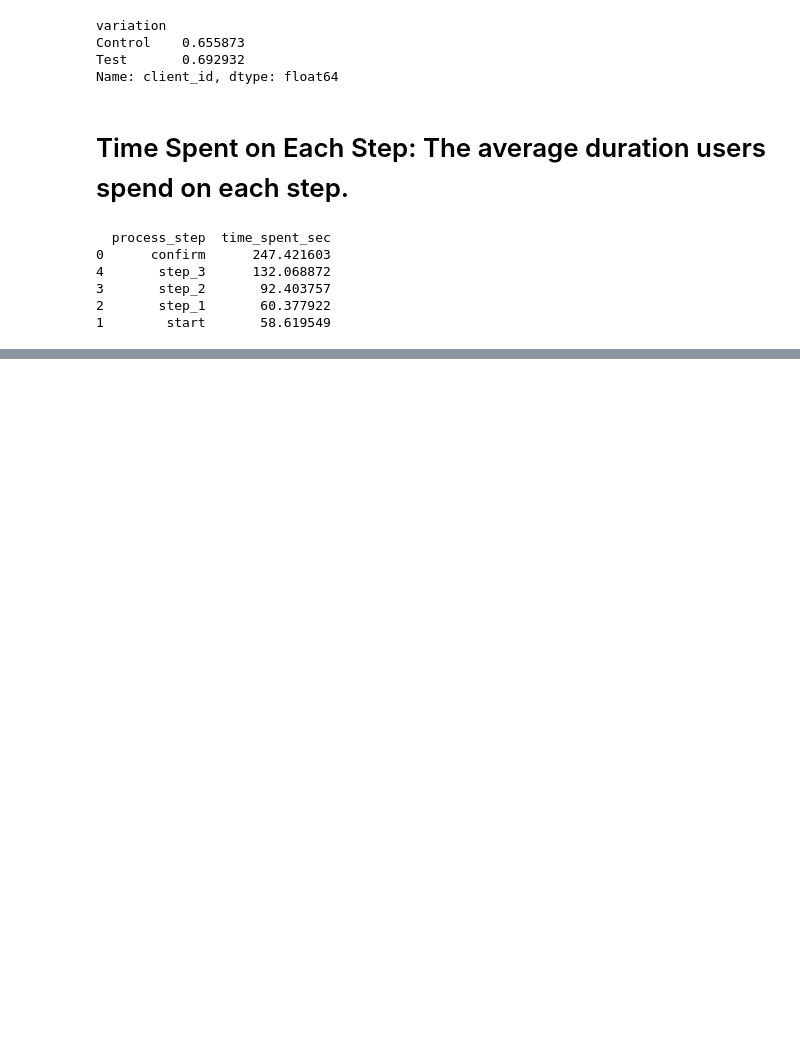
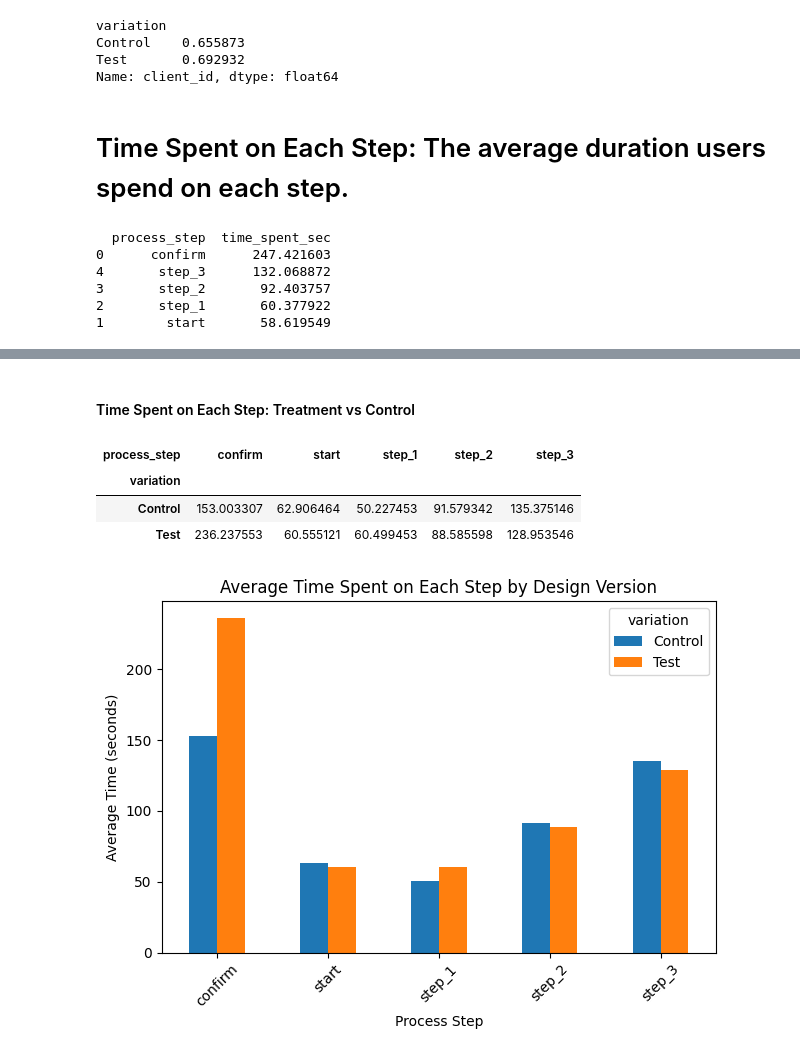
Before and after one commit to CharulMathur4592/week5_project_ab_testing, a Jupyter notebook: notebooks/analysis_charul.ipynb, the cells around one changed output, grey strips where cells are left out. Cells and saved outputs as stored; diff of their text form; code cells hidden in the pictures; blank space fills up the shorter version.

```diff
--- a/notebooks/analysis_charul.ipynb
+++ b/notebooks/analysis_charul.ipynb
@@ -237,0 +320,33 @@ Adoption Rate Among New Clients: 100.00%
+# %% [markdown]
+#### Time Spent on Each Step: Treatment vs Control
+# %%
+# Calculate time spent per step
+df["next_time"] = df.groupby(["client_id", "visit_id"])["date_time"].shift(-1)
+
+df["time_spent_sec"] = (df["next_time"] - df["date_time"]).dt.total_seconds()
+
+# Average time per step by variation
+time_by_step_variation = (
+    df.dropna(subset=["time_spent_sec"])
+      .groupby(["variation", "process_step"])["time_spent_sec"]
+      .mean()
+      .unstack()
+)
+
+time_by_step_variation
+# %% [output]
+| process_step | confirm | start | step_1 | step_2 | step_3 |
+| variation |  |  |  |  |  |
+| Control | 153.003307 | 62.906464 | 50.227453 | 91.579342 | 135.375146 |
+| Test | 236.237553 | 60.555121 | 60.499453 | 88.585598 | 128.953546 |
+# %%
+time_by_step_variation.T.plot(kind="bar")
+
+plt.title("Average Time Spent on Each Step by Design Version")
+plt.xlabel("Process Step")
+plt.ylabel("Average Time (seconds)")
+plt.xticks(rotation=45)
+plt.tight_layout()
+plt.show()
+# %% [output]
+[figure, added]
```
Also changed, not shown: parts of 27 cells of this notebook.
